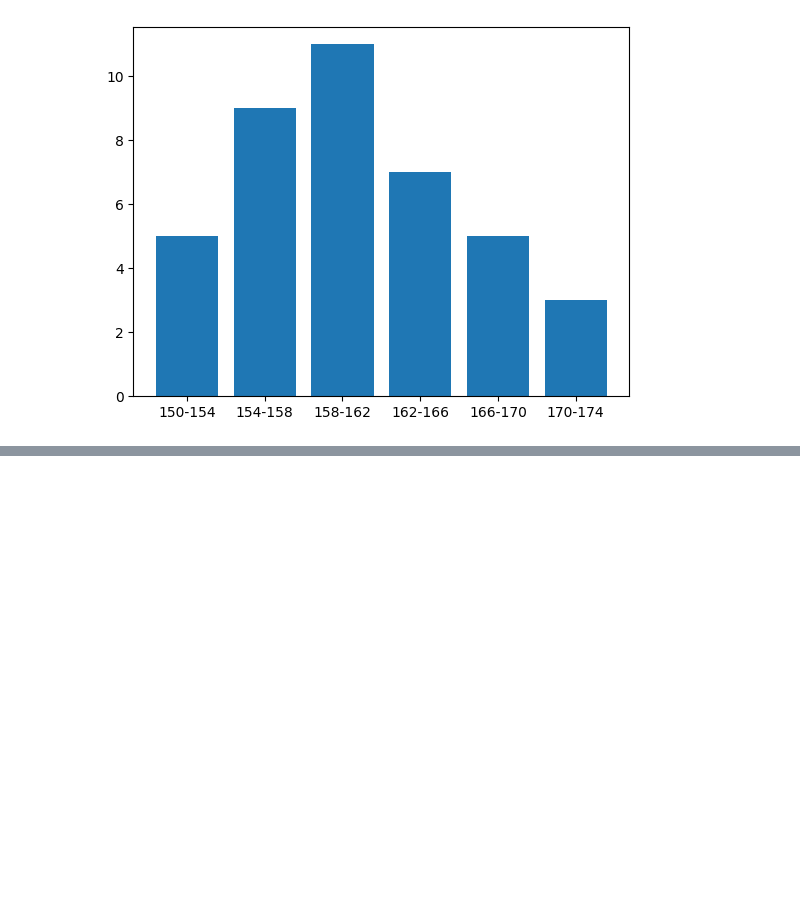
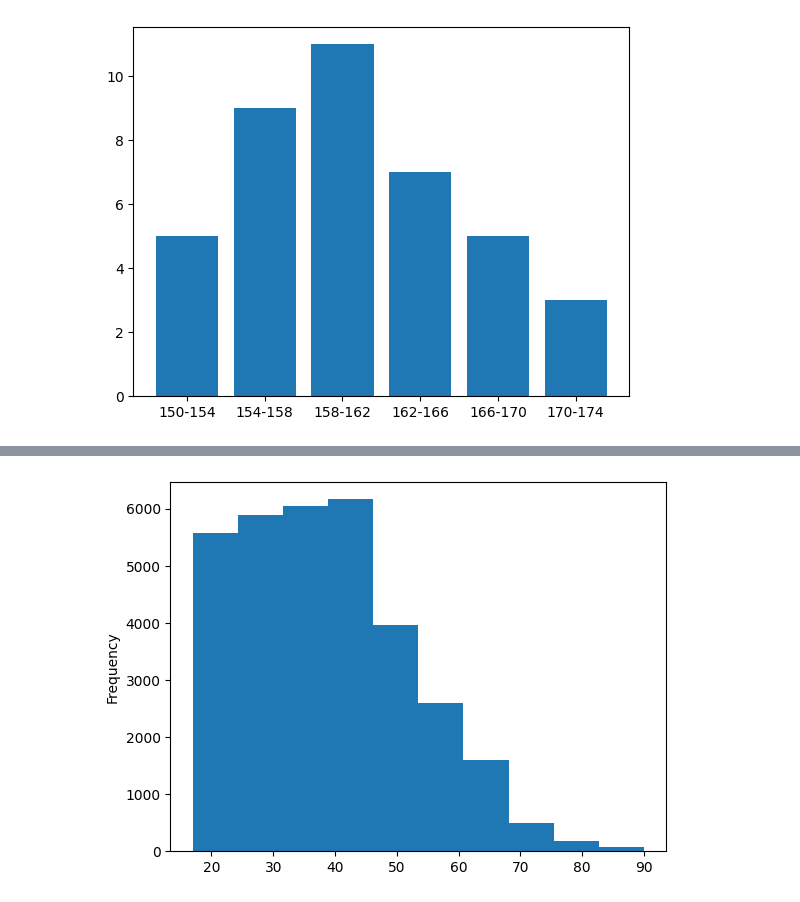
Before and after one commit to jnaraujo/ds, a Jupyter notebook: notebooks/frequency.ipynb, the cells around one changed output, grey strips where cells are left out. Cells and saved outputs as stored; diff of their text form; code cells hidden in the pictures; blank space fills up the shorter version.

```diff
--- a/notebooks/frequency.ipynb
+++ b/notebooks/frequency.ipynb
@@ -68,3 +68,6 @@ plt.bar(bin_labels, counts)
 # %% [output]
 <BarContainer object of 6 artists>
 [figure]
+# %%
+dataset = pd.read_csv("census.csv")
+dataset.head()
@@ -70,0 +81,4 @@ plt.bar(bin_labels, counts)
+# %%
+dataset['age'].plot.hist();
+# %% [output]
+[figure, added]
```
Also changed, not shown: parts of 11 cells of this notebook.
